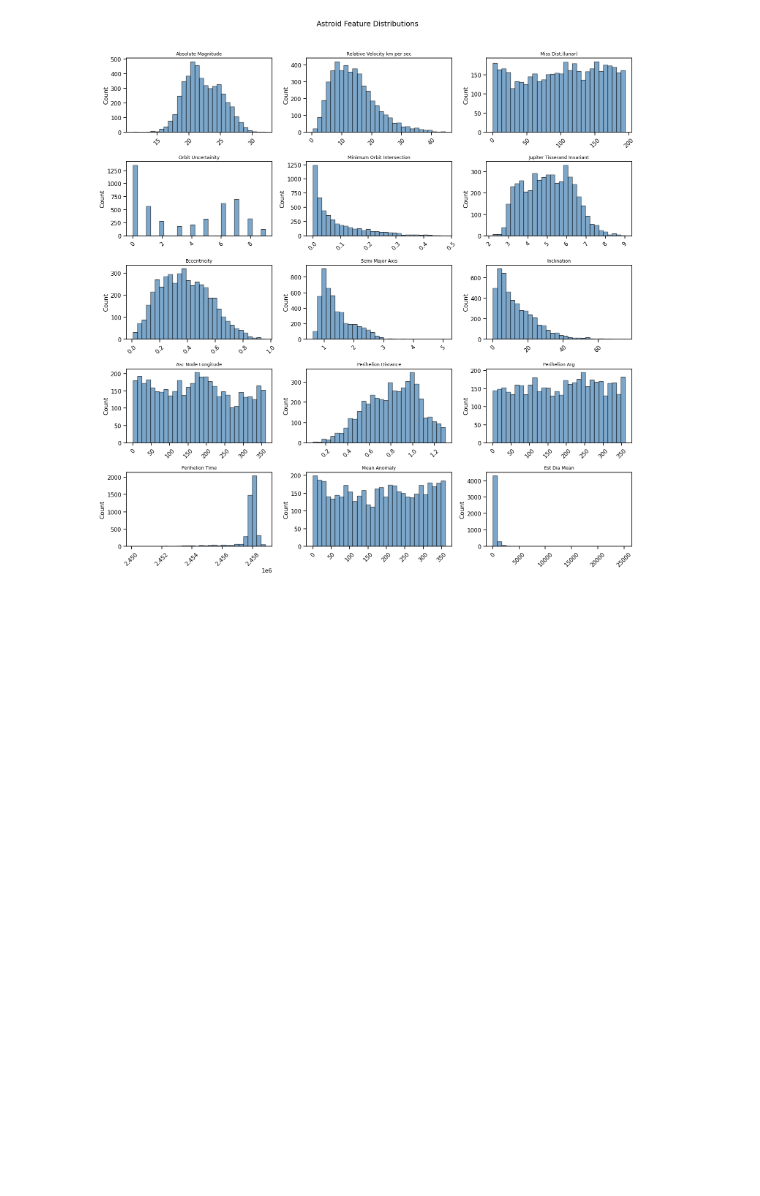
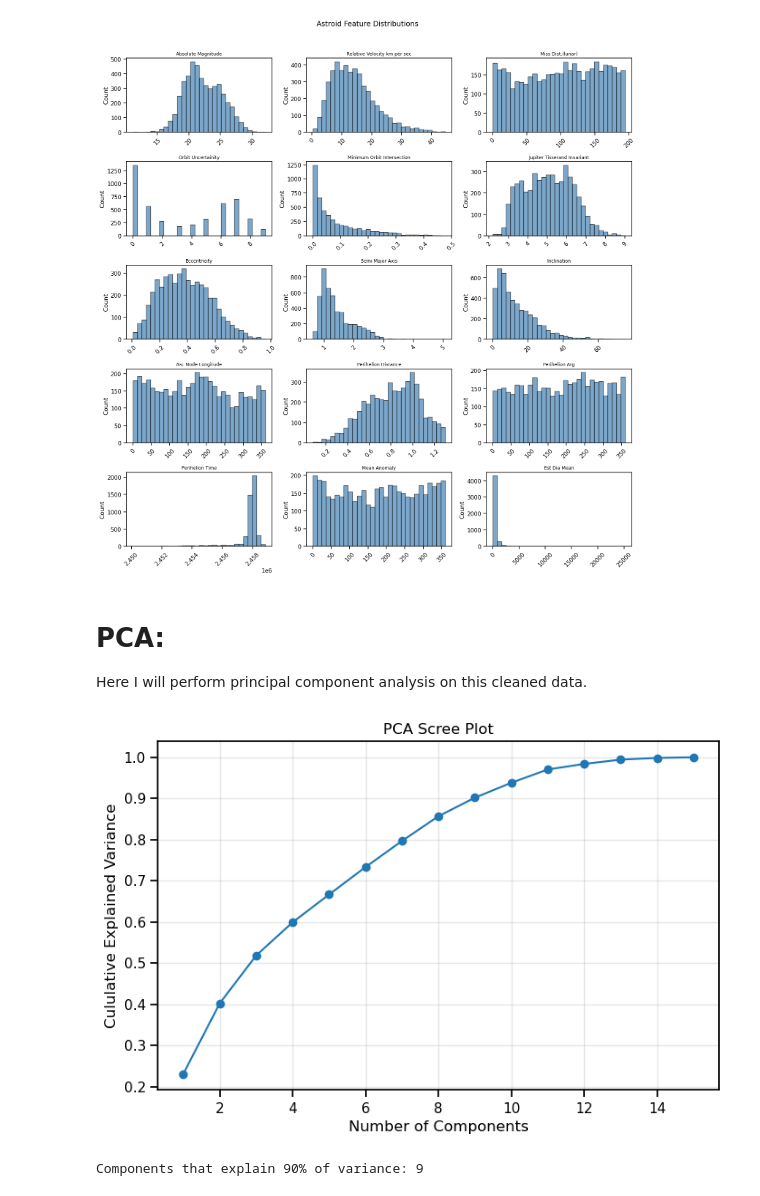
Before and after one commit to Kate-Zilla/NASA-asteriod-classification, a Jupyter notebook: asteroid_classifier.ipynb, the cells around one changed output. Drawn from its saved outputs; the diff is of its cells as text; code cells hidden in the pictures; blank space fills up the shorter version.

```diff
--- a/asteroid_classifier.ipynb
+++ b/asteroid_classifier.ipynb
@@ -419,3 +420,30 @@ plt.tight_layout()
 plt.show()
 # %% [output]
 [figure]
+# %% [markdown]
+# PCA:
+Here I will perform principal component analysis on this cleaned data.
+# %%
+#I'll start by scaling my features:
+scaler = StandardScaler()
+features_scaled = scaler.fit_transform(features)
+# %%
+#now I'll fit PCA and inspect the resulting explained variance:
+pca = PCA(n_components=features.shape[1]) #full decomp
+features_pca = pca.fit_transform(features_scaled)
+
+explained = pca.explained_variance_ratio_
+cum_explained = np.cumsum(explained)
+
+#make a plot
+plt.figure(figsize=(8,5))
+plt.plot(range(1,len(explained)+1), cum_explained, marker = 'o')
+plt.xlabel('Number of Components')
+plt.ylabel('Cululative Explained Variance')
+plt.title('PCA Scree Plot')
+plt.grid(alpha=0.3)
+plt.show()
+print(F"Components that explain 90% of variance: {np.argmax(cum_explained >= 0.90)+1}")
+# %% [output]
+[figure, added]
+Components that explain 90% of variance: 9
```
Also changed, not shown: parts of 5 cells of this notebook.
